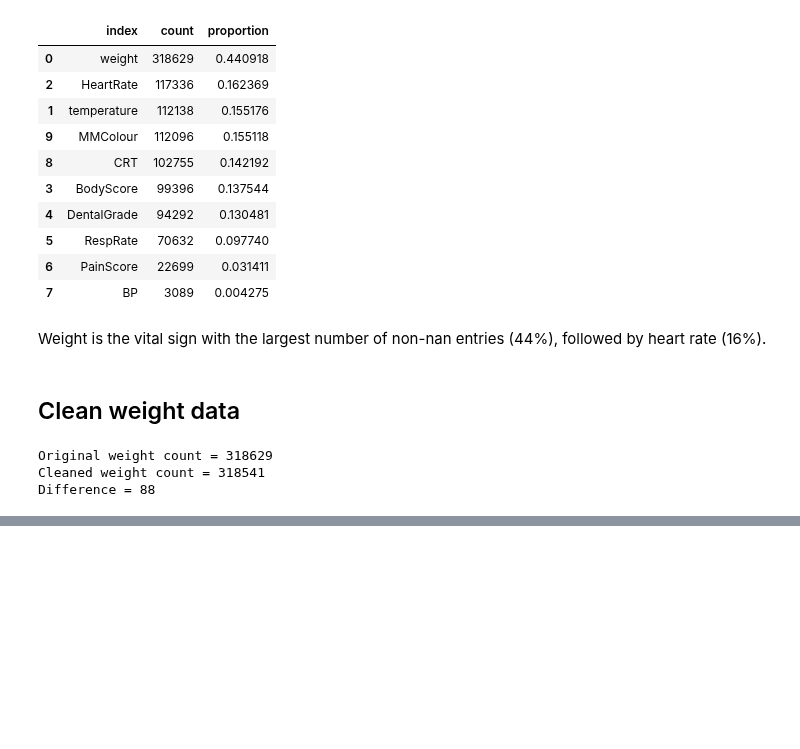
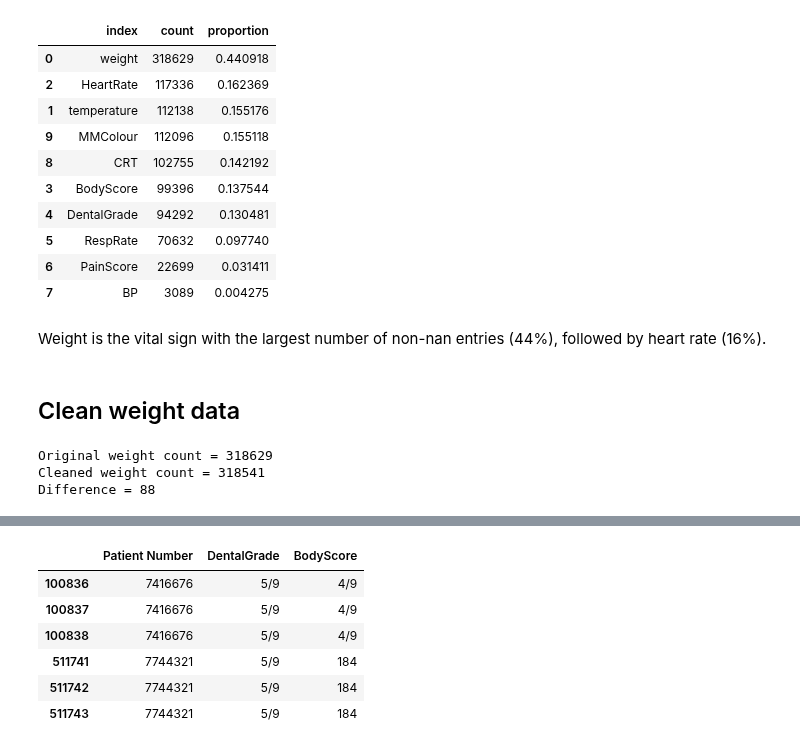
Before and after one commit to ruthpearson/CatHack, a Jupyter notebook: vet_compass/CA_tidydata.ipynb, the cells around one changed output, grey strips where cells are left out. Drawn from its saved outputs; the diff is of its cells as text; code cells hidden in the pictures; blank space fills up the shorter version.

```diff
--- a/vet_compass/CA_tidydata.ipynb
+++ b/vet_compass/CA_tidydata.ipynb
@@ -122,0 +248,10 @@ Difference = 88
+# %%
+dental[dental["DentalGrade"] == '5/9']
+# %% [output]
+|  | Patient Number | DentalGrade | BodyScore |
+| 100836 | 7416676 | 5/9 | 4/9 |
+| 100837 | 7416676 | 5/9 | 4/9 |
+| 100838 | 7416676 | 5/9 | 4/9 |
+| 511741 | 7744321 | 5/9 | 184 |
+| 511742 | 7744321 | 5/9 | 184 |
+| 511743 | 7744321 | 5/9 | 184 |
```
Also changed, not shown: parts of 16 cells of this notebook.
